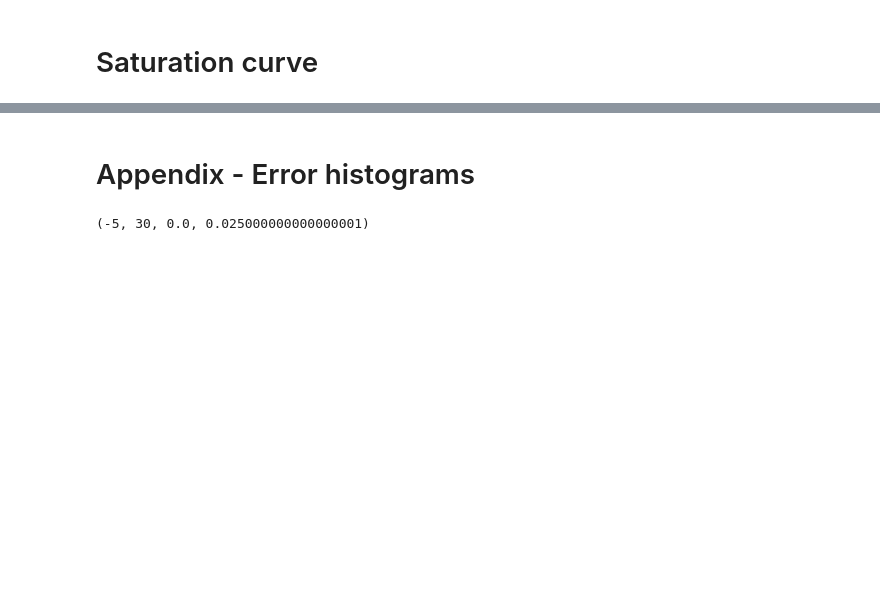
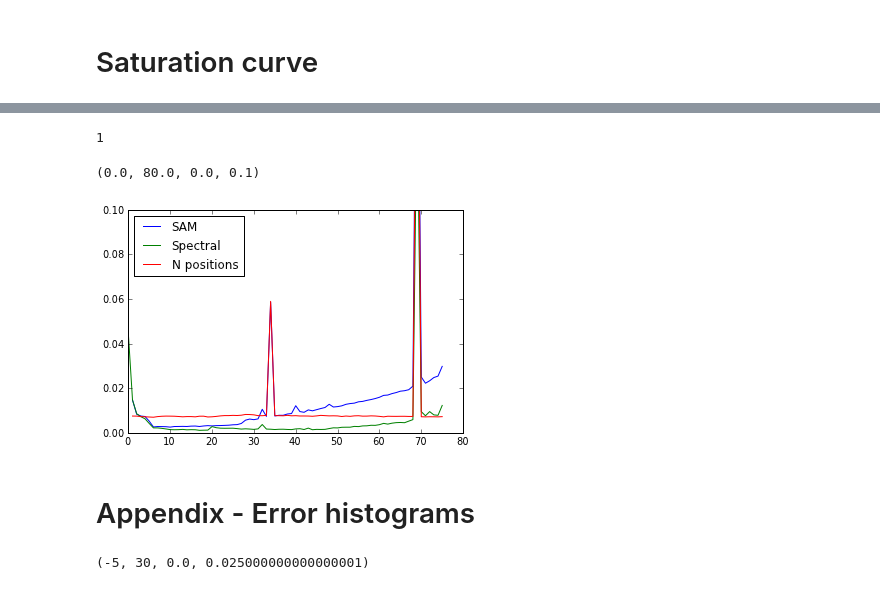
Before and after one commit to ctb/2014-streaming, a Jupyter notebook: pipeline/figures.ipynb, the cells around one changed output, grey strips where cells are left out. Saved outputs shown, nothing was run; the diff lists cells and outputs as text; code cells hidden in the pictures; blank space fills up the shorter version.

```diff
--- a/pipeline/figures.ipynb
+++ b/pipeline/figures.ipynb
@@ -37,3 +51,23 @@ savefig('saturation.pdf')
+# %%
+rseq_sam_err = numpy.loadtxt('rseq-reads.sam.errhist', skiprows=1)
+rseq_spec_err = numpy.loadtxt('rseq-reads.fq.gz.errhist', skiprows=1)
+rseq_spec_N = numpy.loadtxt('zzz', skiprows=1)
+
+
+ratio = rseq_sam_err[60][2] / rseq_spec_err[60][2]
+ratio = 1
+print ratio
+
+plot(rseq_sam_err[:,0], rseq_sam_err[:,2], 'b-', label='SAM')
+plot(rseq_spec_err[:,0], ratio * rseq_spec_err[:,2], 'g-', label='Spectral')
+plot(rseq_spec_N[:,0], rseq_spec_N[:,2], 'r-', label='N positions')
+
+legend(loc='upper left')
+axis(ymax=0.1)
+# %% [output]
+1
+(0.0, 80.0, 0.0, 0.1)
+[figure, added]
 # %% [markdown]
 # Appendix - Error histograms
 # %%
```
Also changed, not shown: parts of 4 cells of this notebook, 6 other files.
